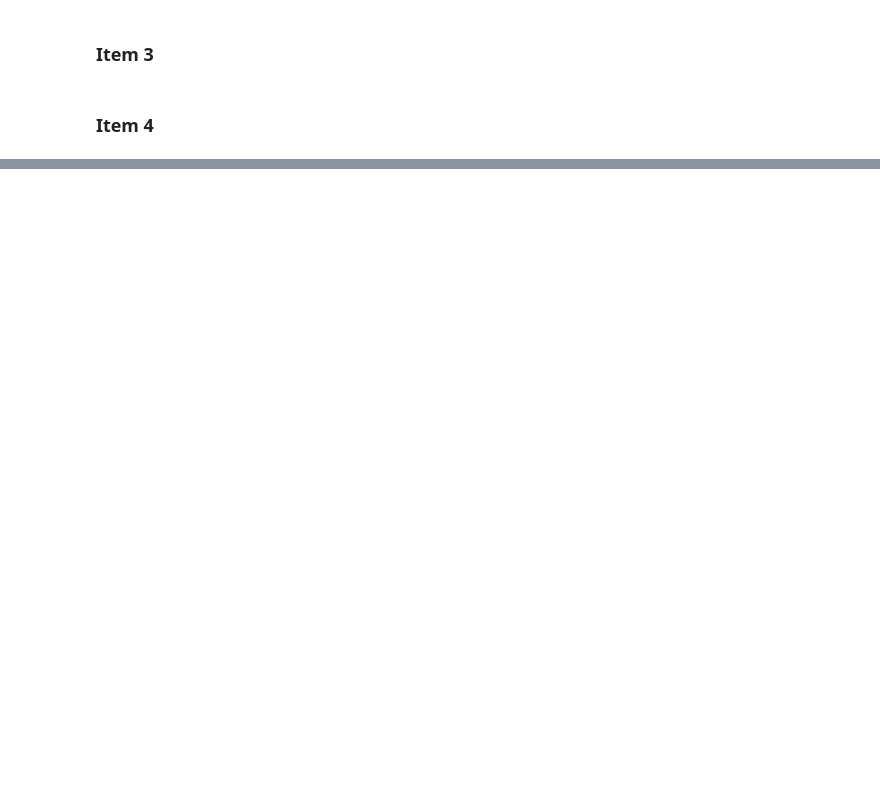
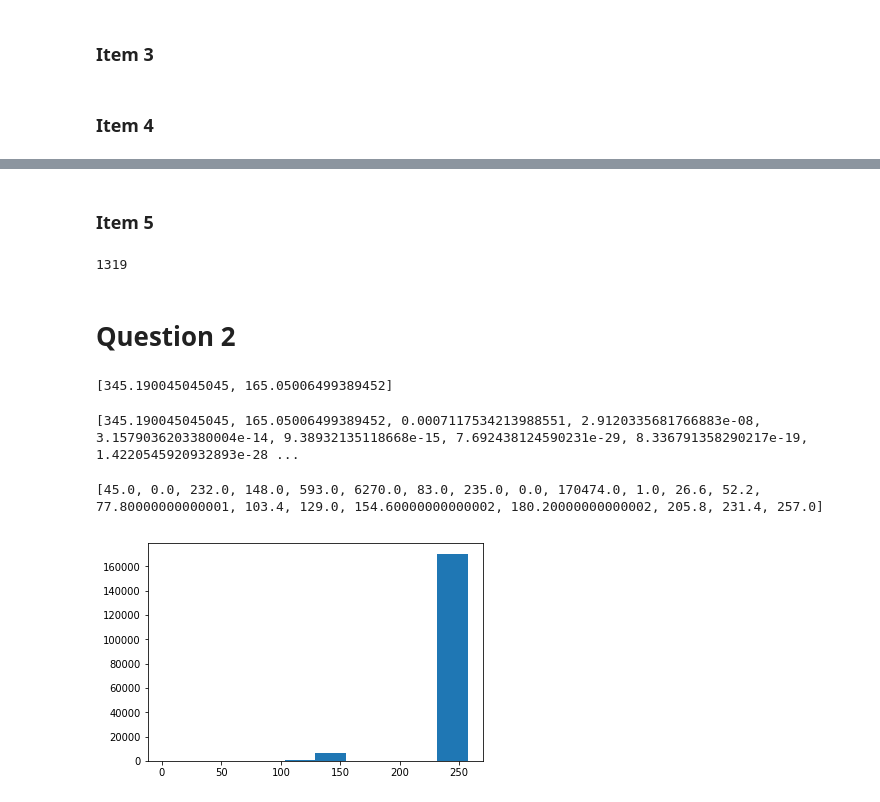
Before and after one commit to MouraYuri/Lapisco_Training, a Jupyter notebook: data_mining_2D/exercises_list.ipynb, the cells around one changed output, grey strips where cells are left out. Saved outputs shown, nothing was run; the diff lists cells and outputs as text; code cells hidden in the pictures; blank space fills up the shorter version.

```diff
--- a/data_mining_2D/exercises_list.ipynb
+++ b/data_mining_2D/exercises_list.ipynb
@@ -221,0 +254,10 @@ print(([len(x) for x in normalizedArrayOfCds]))
+# %% [markdown]
+### Item 5
+# %%
+df = pd.DataFrame(normalizedArrayOfCds)
+newChainCode = list(df.mode().iloc[0])
+cv.imshow('image', drawChainCode(newChainCode, retImgSize=(500,500)))
+cv.waitKey(0)
+cv.destroyAllWindows()
+# %% [output]
+1319
@@ -221,0 +285,2 @@ print(([len(x) for x in normalizedArrayOfCds]))
+# %% [markdown]
+# Question 2
@@ -221,0 +305,39 @@ print(([len(x) for x in normalizedArrayOfCds]))
+# %%
+#GLCM Values
+props = ["contrast", "dissimilarity", "homogeneity", "energy", "correlation", "ASM"]
+ret = []
+
+
+for image in images:
+    glcmIm = greycomatrix(image, [1], [0, np.pi/2], levels=256)
+    for prop in props:
+        p = greycoprops(glcmIm,prop)
+        [ret.append(x) for x in p[0]]
+        break
+    break
+print(ret)
+# %% [output]
+[345.190045045045, 165.05006499389452]
+# %%
+#Hu Moments
+
+for image in images:
+    huMoments = cv.HuMoments(cv.moments(image))
+    huMoments =  np.transpose(huMoments)
+    [ret.append(x) for x in huMoments[0]]
+    break
+print(ret)
+# %% [output]
+[345.190045045045, 165.05006499389452, 0.0007117534213988551, 2.9120335681766883e-08, 3.1579036203380004e-14, 9.38932135118668e-15, 7.692438124590231e-29, 8.336791358290217e-19, 1.4220545920932893e-28 ...
+# %%
+for image in images:
+    aux = []
+    a = lbp(image, 256, 1, 'uniform')
+    a = plt.hist(a.ravel())
+    [ret.append(x) for x in a[0]]
+    [ret.append(x) for x in a[1]]
+    break
+plt.show()
+# %% [output]
+[45.0, 0.0, 232.0, 148.0, 593.0, 6270.0, 83.0, 235.0, 0.0, 170474.0, 1.0, 26.6, 52.2, 77.80000000000001, 103.4, 129.0, 154.60000000000002, 180.20000000000002, 205.8, 231.4, 257.0]
+[figure, added]
```
Also changed, not shown: parts of 13 cells of this notebook, 2 other files.
